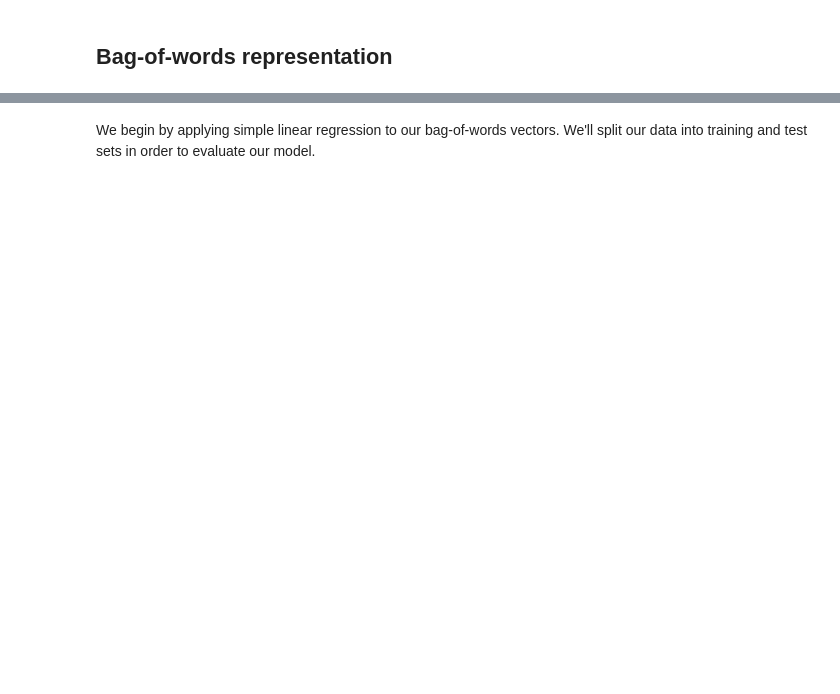
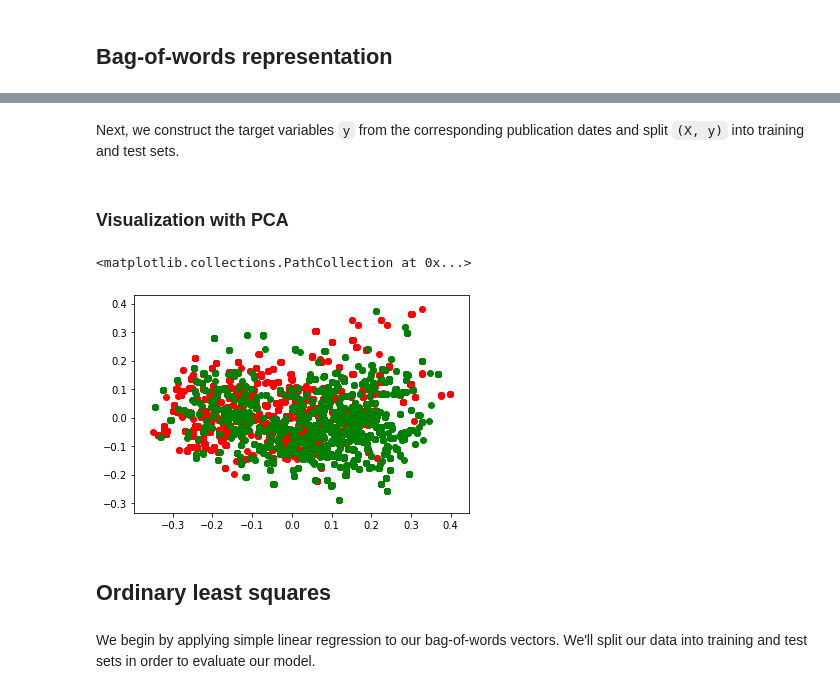
Before and after one commit to bencwallace/doc2date, a Jupyter notebook: doc2date.ipynb, the cells around one changed output, grey strips where cells are left out. Cells and saved outputs as stored; diff of their text form; code cells hidden in the pictures; blank space fills up the shorter version.

```diff
--- a/doc2date.ipynb
+++ b/doc2date.ipynb
@@ -203,0 +263,2 @@ KeyboardInterrupt:
+# %% [markdown]
+Next, we construct the target variables `y` from the corresponding publication dates and split `(X, y)` into training and test sets.
@@ -204,3 +269,21 @@ KeyboardInterrupt:
+# %% [markdown]
+### Visualization with PCA
+# %%
+from sklearn.decomposition import PCA
+
+pca = PCA(n_components=2)
+components = pca.fit_transform(X_split.todense())
+# %%
+c1 = components[split['year'] < q1]
+c2 = components[split['year'] > q3]
+# %%
+plt.scatter(c1[:, 0], c1[:, 1], c='r')
+plt.scatter(c2[:, 0], c2[:, 1], c='g')
+# %% [output]
+<matplotlib.collections.PathCollection at 0x...>
+[figure, added]
+# %% [markdown]
+## Ordinary least squares
 # %% [markdown]
 We begin by applying simple linear regression to our bag-of-words vectors. We'll split our data into training and test sets in order to evaluate our model.
 # %%
```
Also changed, not shown: parts of 48 cells of this notebook.
